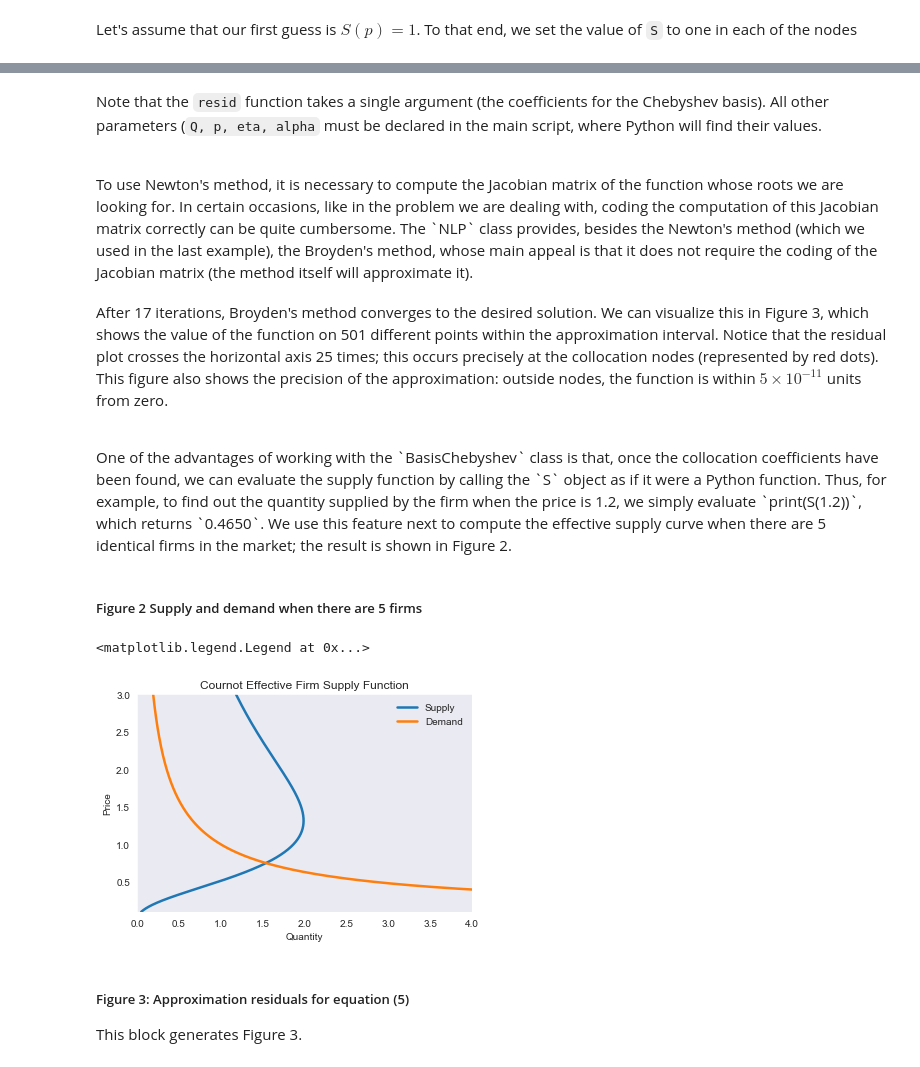
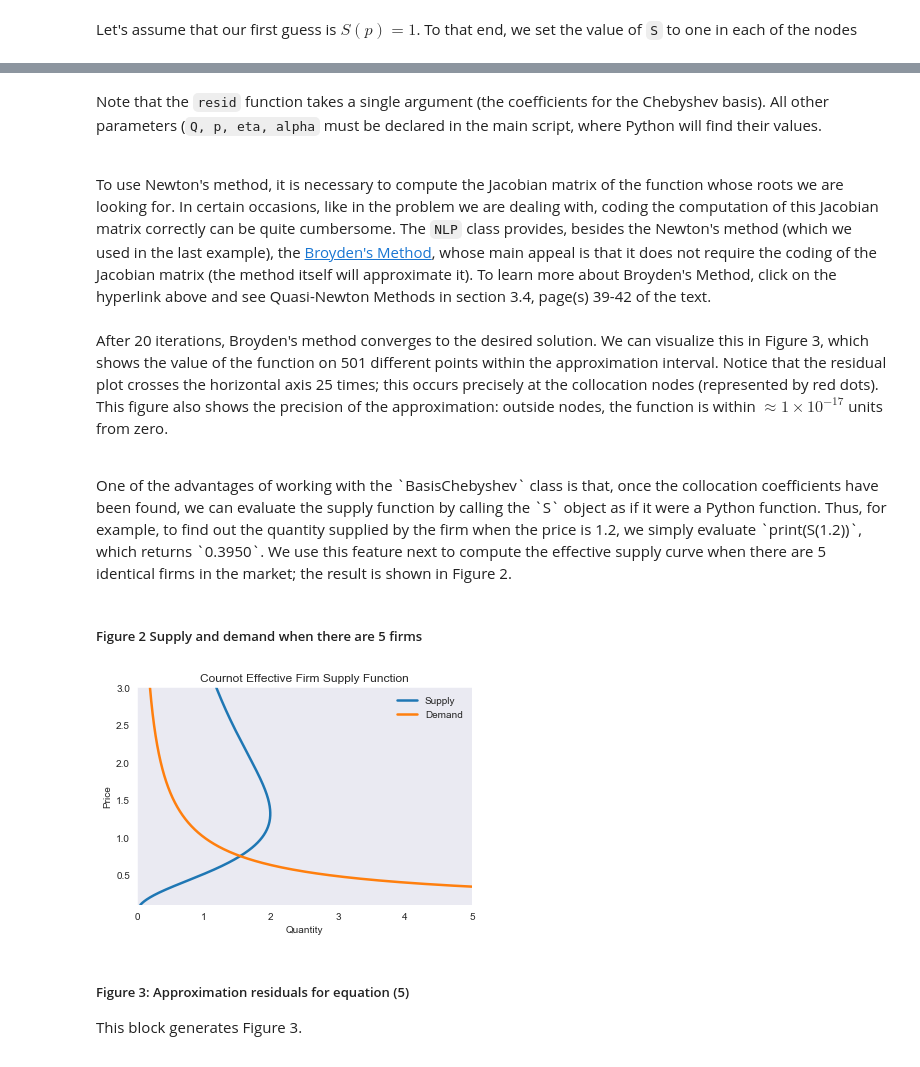
Before and after one commit to malooney/malooney.github.io, a Jupyter notebook: Optim_Class_Fall2019/DEMAPP09_Cournot_oligopolist_problem.ipynb, the cells around one changed output, grey strips where cells are left out. Saved outputs shown, nothing was run; the diff lists cells and outputs as text; code cells hidden in the pictures.

```diff
--- a/Optim_Class_Fall2019/Cournot_oligopolist_problem.ipynb
+++ b/Optim_Class_Fall2019/DEMAPP09_Cournot_oligopolist_problem.ipynb
@@ -64,5 +72,6 @@ from compecon import BasisChebyshev, NLP, nodeunif
 # %% [markdown]
 and set the $\alpha$ and $\eta$ parameters
 # %%
-alpha, eta = 1.0, 1.5
+alpha= 1.0;
+eta= 1.5;
 # %% [markdown]
@@ -74,6 +83,8 @@ We will approximate the solution for prices in the $p\in [\frac{1}{2}, 2]$ inter
 # %%
-n, a, b =  25, 0.1, 3.0
-S = BasisChebyshev(n, a, b, labels=['price'], l=['supply'])
+n= 25;
+a= 0.1;
+b= 3.0
+S= BasisChebyshev(n, a, b, labels= ['price'], l=['supply'])
 # %% [markdown]
 Let's assume that our first guess is $S(p)=1$. To that end, we set the value of `S` to one in each of the nodes
 # %%
@@ -93,26 +104,28 @@ def resid(c):
 Note that the `resid` function takes a single argument (the coefficients for the Chebyshev basis). All other parameters (`Q, p, eta, alpha` must be declared in the main script, where Python will find their values.
 
 <br>
-To use Newton's method, it is necessary to compute the Jacobian matrix of the function whose roots we are looking for. In certain occasions, like in the problem we are dealing with, coding the computation of this Jacobian matrix correctly can be quite cumbersome. The `NLP` class provides, besides the Newton's method (which we used in the last example), the Broyden's method, whose main appeal is that it does not require the coding of the Jacobian matrix (the method itself will approximate it).
+
+To use Newton's method, it is necessary to compute the Jacobian matrix of the function whose roots we are looking for. In certain occasions, like in the problem we are dealing with, coding the computation of this Jacobian matrix correctly can be quite cumbersome. The `NLP` class provides, besides the Newton's method (which we used in the last example), the [Broyden's Method](http://www.matthewaaronlooney.com/Optim_Class_Fall2019/Broydens_Method.html), whose main appeal is that it does not require the coding of the Jacobian matrix (the method itself will approximate it). To learn more about Broyden's Method, click on the hyperlink above and see Quasi-Newton Methods in section 3.4, page(s) 39-42 of the text.
 # %%
 cournot = NLP(resid)
 S.c = cournot.broyden(S.c, tol=1e-12)
 # %% [markdown]
-After 17 iterations, Broyden's method converges to the desired solution. We can visualize this in Figure 3, which shows the value of the function on 501 different points within the approximation interval. Notice that the residual plot crosses the horizontal axis 25 times; this occurs precisely at the collocation nodes (represented by red dots). This figure also shows the precision of the approximation: outside nodes, the function is within $5\times10^{-11}$ units from zero.
+After 20 iterations, Broyden's method converges to the desired solution. We can visualize this in Figure 3, which shows the value of the function on 501 different points within the approximation interval. Notice that the residual plot crosses the horizontal axis 25 times; this occurs precisely at the collocation nodes (represented by red dots). This figure also shows the precision of the approximation: outside nodes, the function is within  $\approx 1\times10^{-17}$ units from zero.
 
 <br>
-One of the advantages of working with the `BasisChebyshev` class is that, once the collocation coefficients have been found, we can evaluate the supply function by calling the `S` object as if it were a Python function. Thus, for example, to find out the quantity supplied by the firm when the price is 1.2, we simply evaluate `print(S(1.2))`, which returns `0.4650`. We use this feature next to compute the effective supply curve when there are 5 identical firms in the market; the result is shown in Figure 2.
+One of the advantages of working with the `BasisChebyshev` class is that, once the collocation coefficients have been found, we can evaluate the supply function by calling the `S` object as if it were a Python function. Thus, for example, to find out the quantity supplied by the firm when the price is 1.2, we simply evaluate `print(S(1.2))`, which returns `0.3950`. We use this feature next to compute the effective supply curve when there are 5 identical firms in the market; the result is shown in Figure 2.
 # %% [markdown]
 ##### Figure 2 Supply and demand when there are 5 firms
 # %%
+nFirms= 5;
 pplot = nodeunif(501, a, b)
 demo.figure('Cournot Effective Firm Supply Function',
-            'Quantity', 'Price', [0, 4], [a, b])
-plt.plot(5* S(pplot), pplot, D(pplot), pplot)
+            'Quantity', 'Price', [0, nFirms], [a, b])
+plt.plot(nFirms* S(pplot), pplot, D(pplot), pplot)
 plt.legend(('Supply','Demand'))
+plt.show();
 # %% [output]
-<matplotlib.legend.Legend at 0x...>
-[figure, old version]
+[figure, new version]
 # %% [markdown]
 ##### Figure 3: Approximation residuals for equation (5)
 
```
Also changed, not shown: parts of 13 cells of this notebook, 3 other files.
